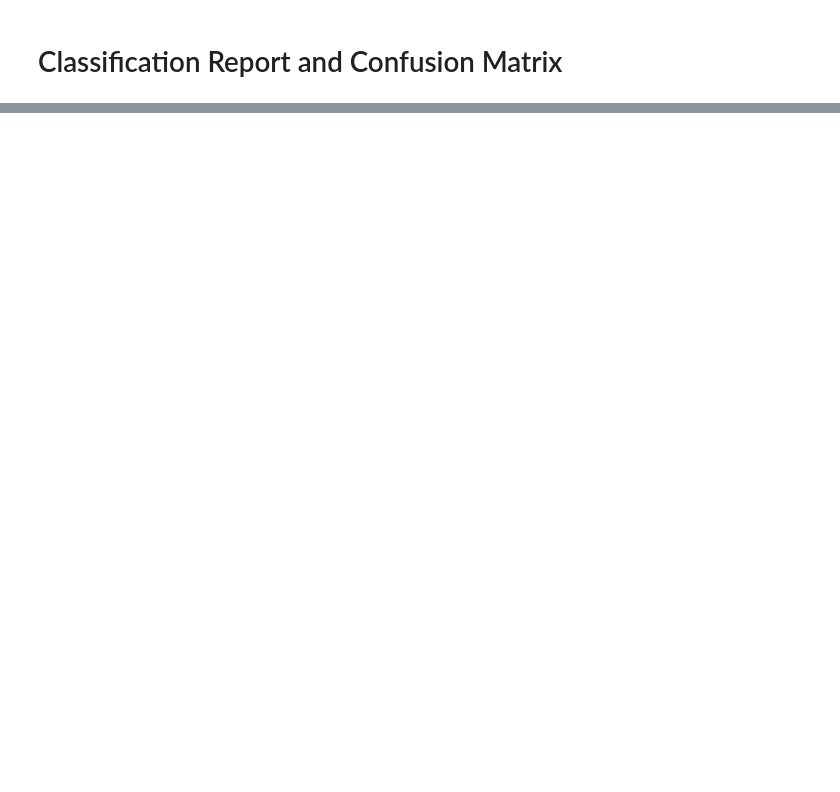
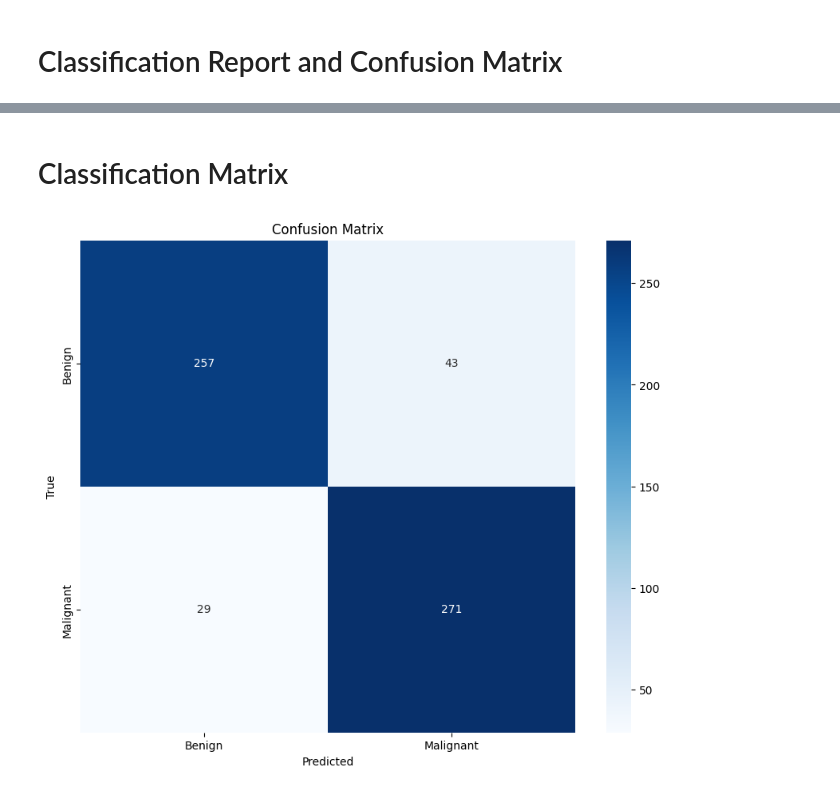
Before and after one commit to HamzaQureshi12/My_Project_Code_For_Breast_Cancer_Classification, a Jupyter notebook: Breast_Cancer_Classification_Code.ipynb, the cells around one changed output, grey strips where cells are left out. Drawn from its saved outputs; the diff is of its cells as text; code cells hidden in the pictures; blank space fills up the shorter version.

```diff
--- a/Breast_Cancer_Classification_Code.ipynb
+++ b/Breast_Cancer_Classification_Code.ipynb
@@ -457,0 +705,3 @@ weighted avg       0.90      0.90      0.89       600
+# %%
+# Build the VGG16 model
+model = build_vgg16_model()
@@ -457,0 +799,17 @@ weighted avg       0.90      0.90      0.89       600
+# %%
+# Evaluate the model on the test set
+test_loss, test_accuracy = model.evaluate(test_generator, verbose=1)
+print(f"Test Accuracy: {test_accuracy:.2f}")
+
+# Generate predictions
+predictions = model.predict(test_generator)
+predicted_classes = np.argmax(predictions, axis=1)  # Convert probabilities to class indices
+true_classes = test_generator.classes               # True class labels
+class_labels = list(test_generator.class_indices.keys())  # Class names
+
+# Define class label mapping
+class_labels = ["Benign", "Malignant"]
+
+# Classification report
+report = classification_report(true_classes, predicted_classes, target_names=class_labels)
+print("\nClassification Report:\n", report)
@@ -457,0 +830,15 @@ weighted avg       0.90      0.90      0.89       600
+# %% [markdown]
+# Classification Matrix
+# %%
+# Confusion matrix
+conf_matrix = confusion_matrix(true_classes, predicted_classes)
+
+# Plot confusion matrix
+plt.figure(figsize=(10, 8))
+sns.heatmap(conf_matrix, annot=True, fmt='d', cmap='Blues', xticklabels=class_labels, yticklabels=class_labels)
+plt.title("Confusion Matrix")
+plt.xlabel("Predicted")
+plt.ylabel("True")
+plt.show()
+# %% [output]
+[figure, added]
```
Also changed, not shown: parts of 32 cells of this notebook.
